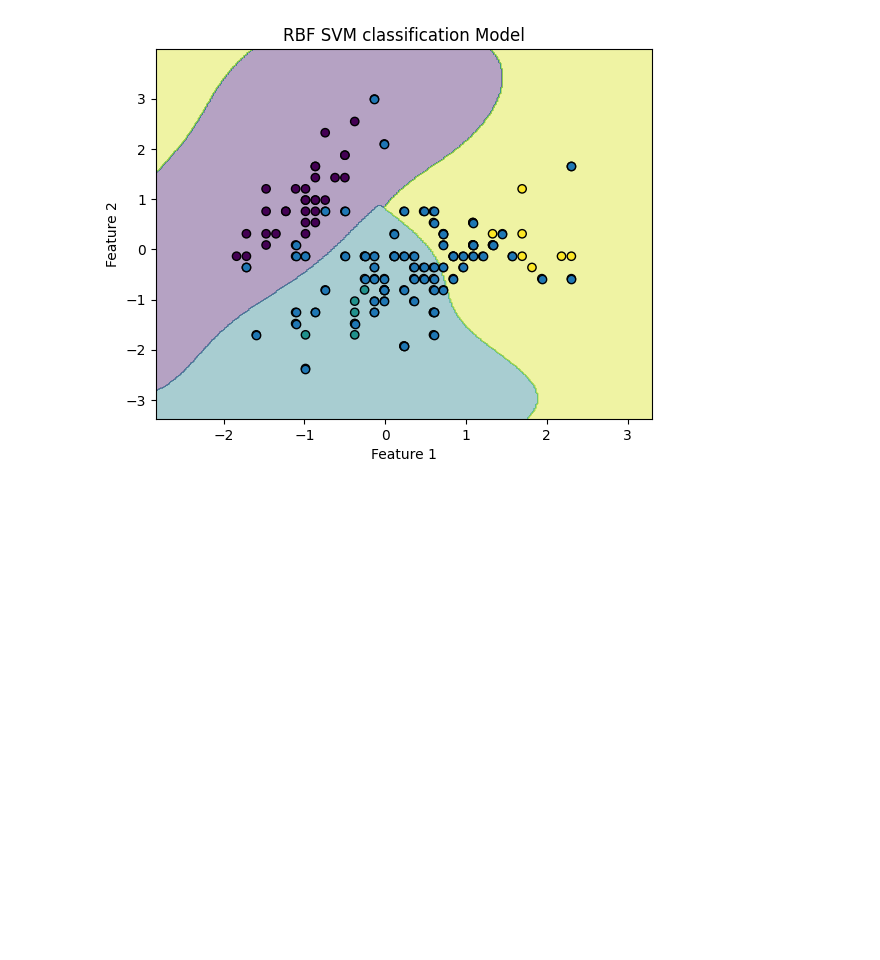
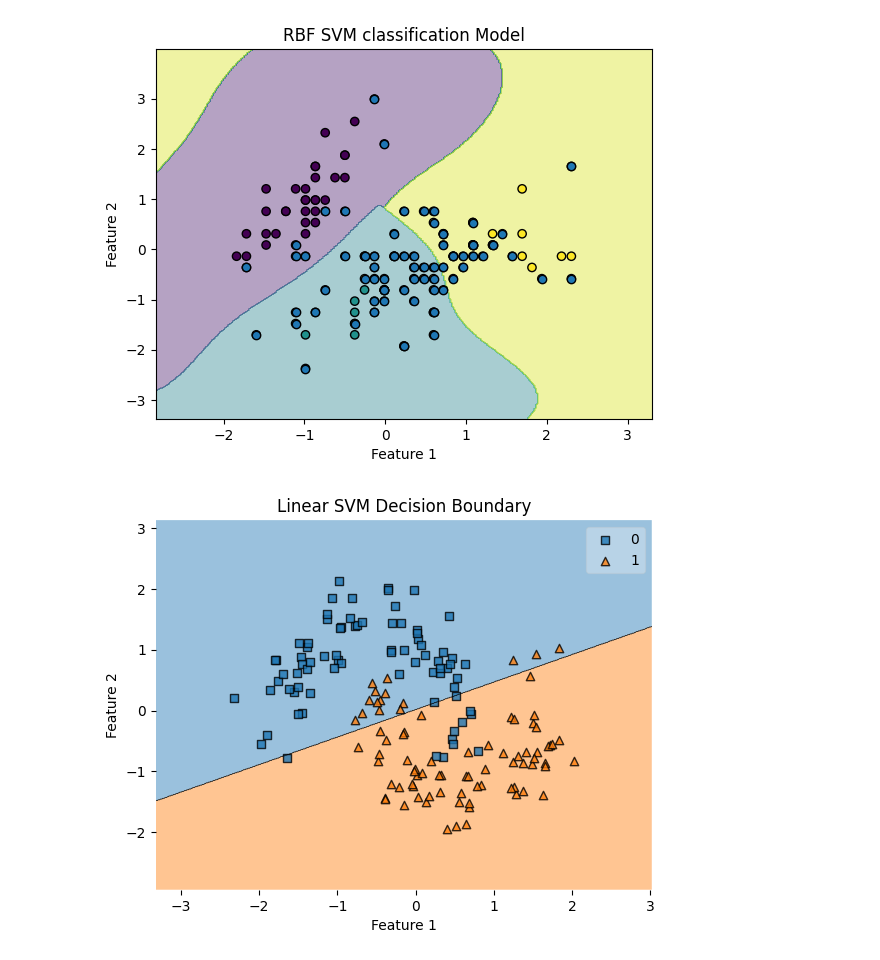
Before and after one commit to Ramsingh45156/Machine-Learning-Practicals, a Jupyter notebook: SVM.ipynb, the cells around one changed output. Cells and saved outputs as stored; diff of their text form; code cells hidden in the pictures; blank space fills up the shorter version.

```diff
--- a/SVM.ipynb
+++ b/SVM.ipynb
@@ -105,0 +120,22 @@ plot_Boundary(rbf_svm, x_train, y_train, "RBF SVM classification Model")
+# %%
+
+X, y = datasets.make_moons(n_samples=200, noise=0.2, random_state=42)
+x_train, x_test, y_train, y_test = train_test_split(X, y, test_size=0.2, random_state=42)
+# %%
+scaler = StandardScaler()
+x_train = scaler.fit_transform(x_train)
+x_test = scaler.transform(x_test)
+# %%
+# Linear Kernel SVM
+
+linear_svm = SVC(kernel='linear')
+linear_svm.fit(x_train, y_train)
+
+plt.figure()
+plot_decision_regions(x_train, y_train, clf=linear_svm)
+plt.title("Linear SVM Decision Boundary")
+plt.xlabel("Feature 1")
+plt.ylabel("Feature 2")
+plt.show()
+# %% [output]
+[figure, added]
```
Also changed, not shown: parts of 3 cells of this notebook, 1 other file.
